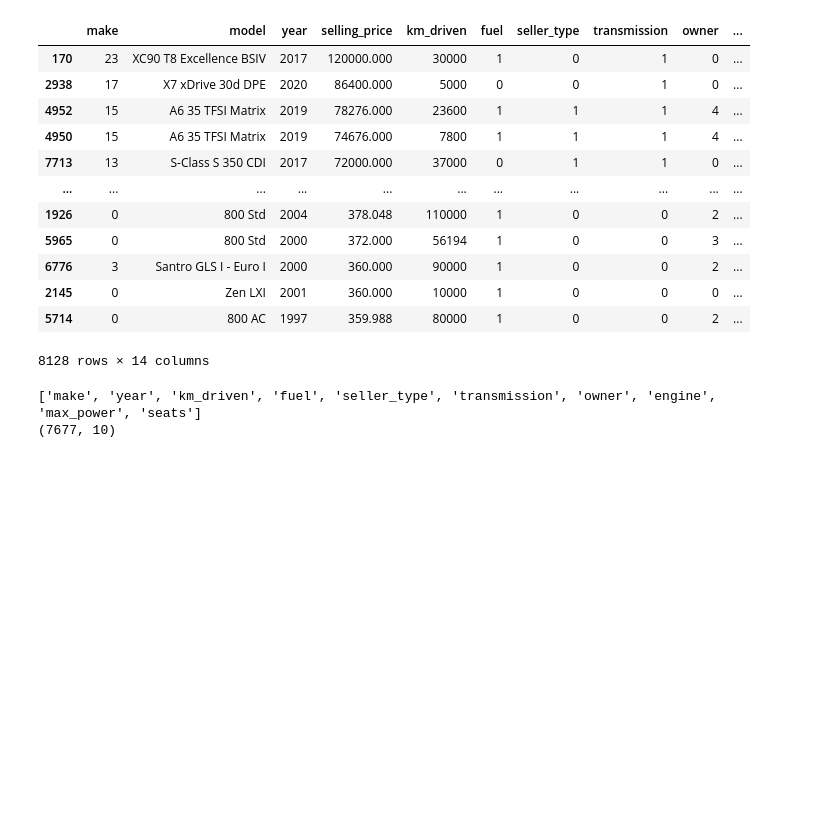
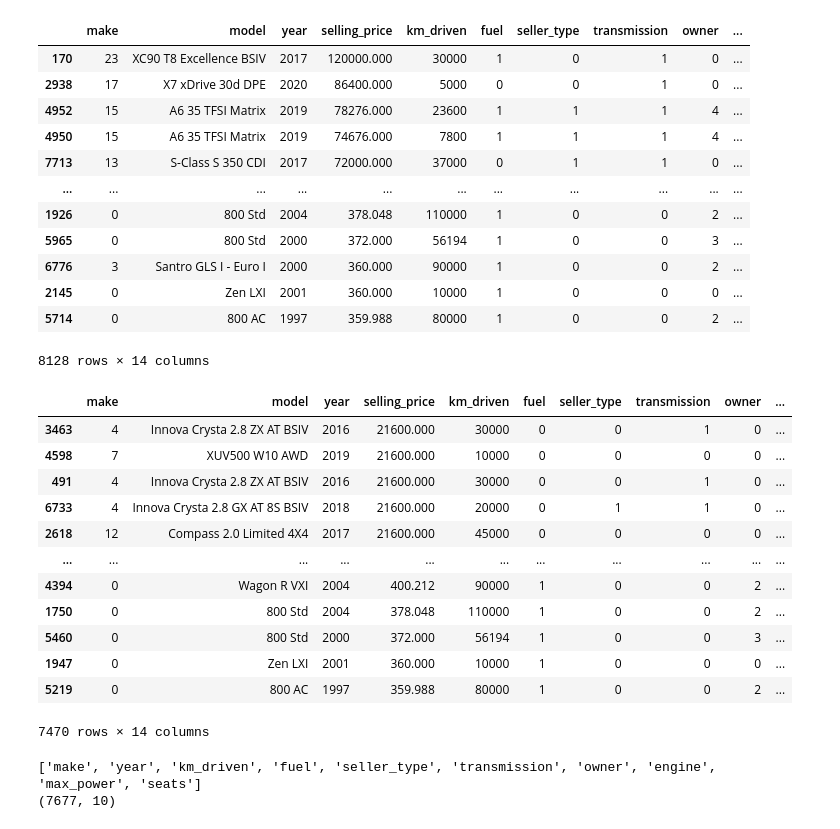
Before and after one commit to IAmEchino/INST414-Module6-IAmEchino, a Jupyter notebook: module_6.ipynb, the cells around one changed output. Drawn from its saved outputs; the diff is of its cells as text; code cells hidden in the pictures; blank space fills up the shorter version.

```diff
--- a/module_6.ipynb
+++ b/module_6.ipynb
@@ -166,8 +166,23 @@ Number of unique values in owner: 5
 # %%
 z_scores = np.abs(stats.zscore(car_df['selling_price'])) # Get rid of outliers to normalize data
 car_df = car_df[(z_scores < 3)]
 car_df = car_df.dropna()
 car_df = car_df.reset_index(drop=True)
+car_df.sort_values(by='selling_price', ascending=False)
+# %% [output]
+|  | make | model | year | selling_price | km_driven | fuel | seller_type | transmission | owner | ... |
+| 3463 | 4 | Innova Crysta 2.8 ZX AT BSIV | 2016 | 21600.000 | 30000 | 0 | 0 | 1 | 0 | ... |
+| 4598 | 7 | XUV500 W10 AWD | 2019 | 21600.000 | 10000 | 0 | 0 | 0 | 0 | ... |
+| 491 | 4 | Innova Crysta 2.8 ZX AT BSIV | 2016 | 21600.000 | 30000 | 0 | 0 | 1 | 0 | ... |
+| 6733 | 4 | Innova Crysta 2.8 GX AT 8S BSIV | 2018 | 21600.000 | 20000 | 0 | 1 | 1 | 0 | ... |
+| 2618 | 12 | Compass 2.0 Limited 4X4 | 2017 | 21600.000 | 45000 | 0 | 0 | 0 | 0 | ... |
+| ... | ... | ... | ... | ... | ... | ... | ... | ... | ... | ... |
+| 4394 | 0 | Wagon R VXI | 2004 | 400.212 | 90000 | 1 | 0 | 0 | 2 | ... |
+| 1750 | 0 | 800 Std | 2004 | 378.048 | 110000 | 1 | 0 | 0 | 2 | ... |
+| 5460 | 0 | 800 Std | 2000 | 372.000 | 56194 | 1 | 0 | 0 | 3 | ... |
+| 1947 | 0 | Zen LXI | 2001 | 360.000 | 10000 | 1 | 0 | 0 | 0 | ... |
+| 5219 | 0 | 800 AC | 1997 | 359.988 | 80000 | 1 | 0 | 0 | 2 | ... |
+7470 rows × 14 columns
 # %%
 y = car_df['selling_price']
 
```
